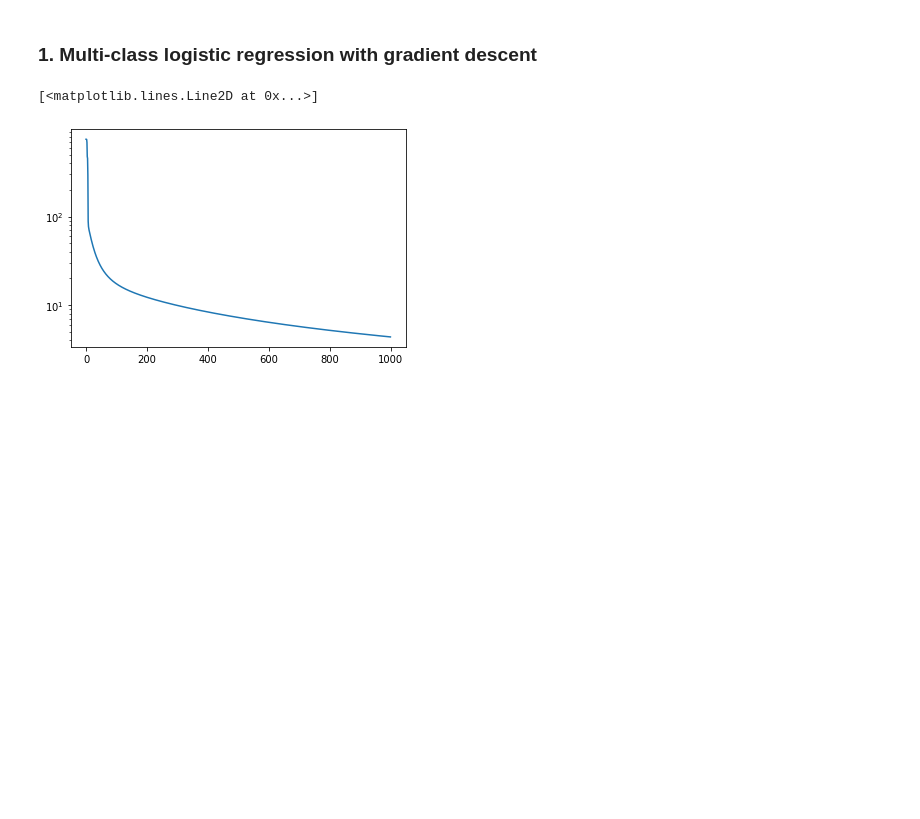
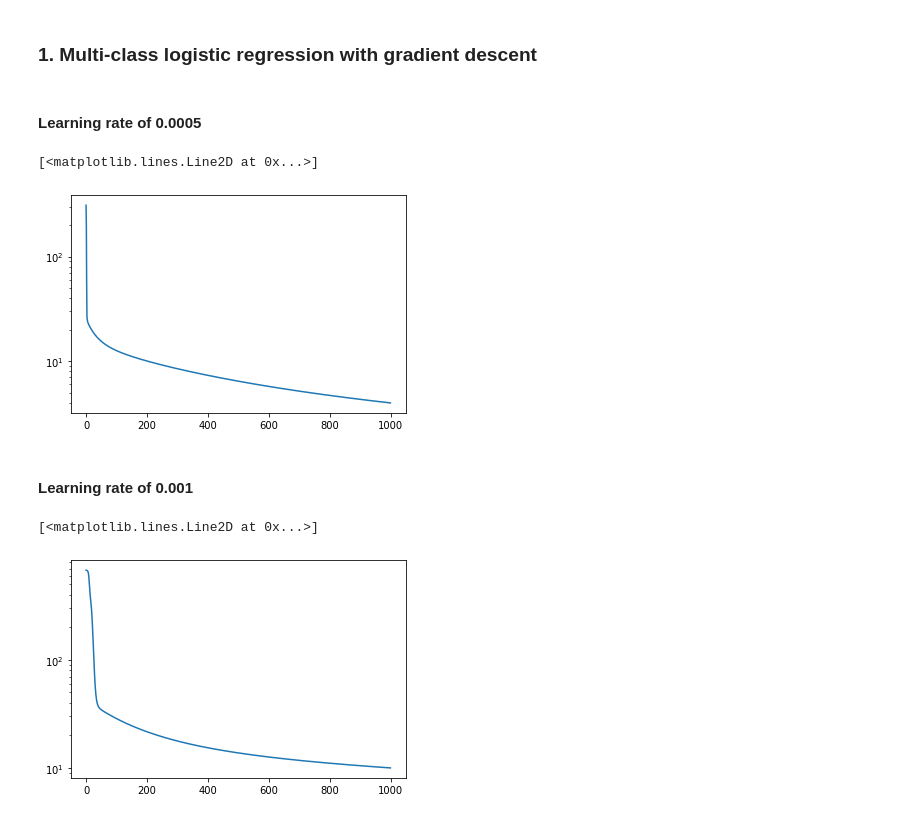
Before and after one commit to Hanh-Nong/MachineLearning, a Jupyter notebook: Homework/Project_03/Project03_Multiclass_logistic.ipynb, the cells around one changed output. Drawn from its saved outputs; the diff is of its cells as text; code cells hidden in the pictures; blank space fills up the shorter version.

```diff
--- a/Homework/Project_03/Project03_Multiclass_logistic.ipynb
+++ b/Homework/Project_03/Project03_Multiclass_logistic.ipynb
@@ -12,7 +12,7 @@ Y = df['Species'].values
 X = df[['SepalLengthCm', 'SepalWidthCm', 'PetalLengthCm', 'PetalWidthCm']]
 X = X.values
 
-X_train, X_test, Y_train, Y_test = sk.model_selection.train_test_split(X,Y, test_size = .2)
+X_train, X_test, Y_train, Y_test = sk.model_selection.train_test_split(X,Y, test_size = .4)
 numTrain = X_train.shape[0]
 numTest = X_test.shape[0]
 
@@ -26,6 +26,8 @@ X_train = np.hstack((allOnes, X_train))
 def softmax(u):
     expu = np.exp(u)
     return expu/np.sum(expu)
+# %% [markdown]
+#### Learning rate of 0.0005
 # %%
 maxIter = 1000
 alpha = .0005
@@ -50,4 +52,31 @@ for idx in range(maxIter):
 plt.semilogy(gradNorms)
 # %% [output]
 [<matplotlib.lines.Line2D at 0x...>]
-[figure, old version]
+[figure, new version]
+# %% [markdown]
+#### Learning rate of 0.001
+# %%
+maxIter = 1000
+alpha = .0001
+beta = np.random.randn(K,d+1)
+gradNorms =[]
+
+for idx in range(maxIter):
+    grad = np.zeros((K,d+1))
+    for i in range(N):
+        XiHat = X_train[i,:]
+        Yi = Y_oneHot[i,:]
+        u = beta @ XiHat #@ here means matrix multiplication in numpy
+        Su = softmax(u)
+        grad_i = np.zeros((K,d+1))
+        for k in range(K):
+            grad_i[k,:] = (Su[k] - Yi[k])*XiHat
+        grad += grad_i
+    beta = beta - alpha*grad
+    nrm = np.linalg.norm(grad)
+    gradNorms.append(nrm)
+
+plt.semilogy(gradNorms)
+# %% [output]
+[<matplotlib.lines.Line2D at 0x...>]
+[figure, added]
```
Also changed, not shown: parts of 6 cells of this notebook.
